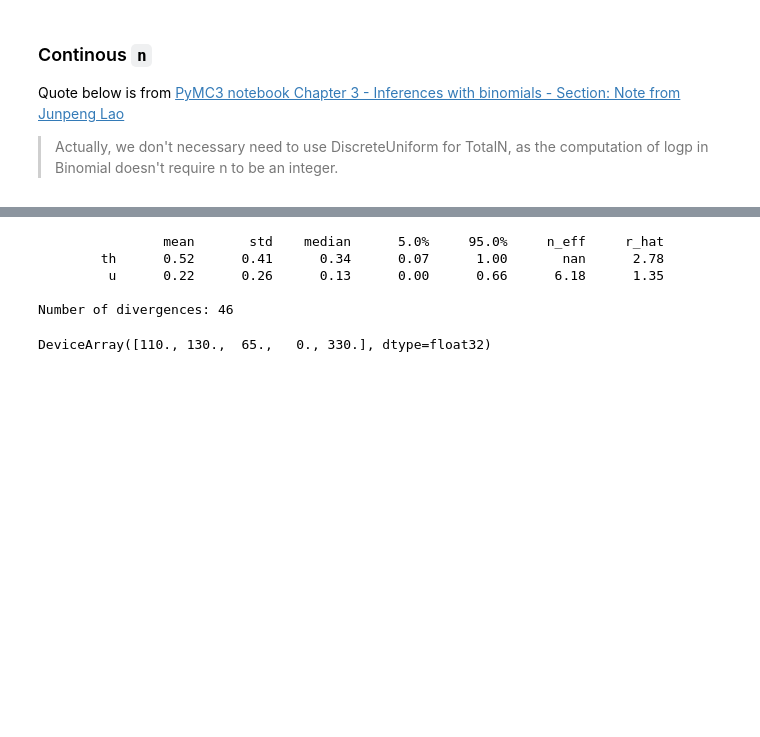
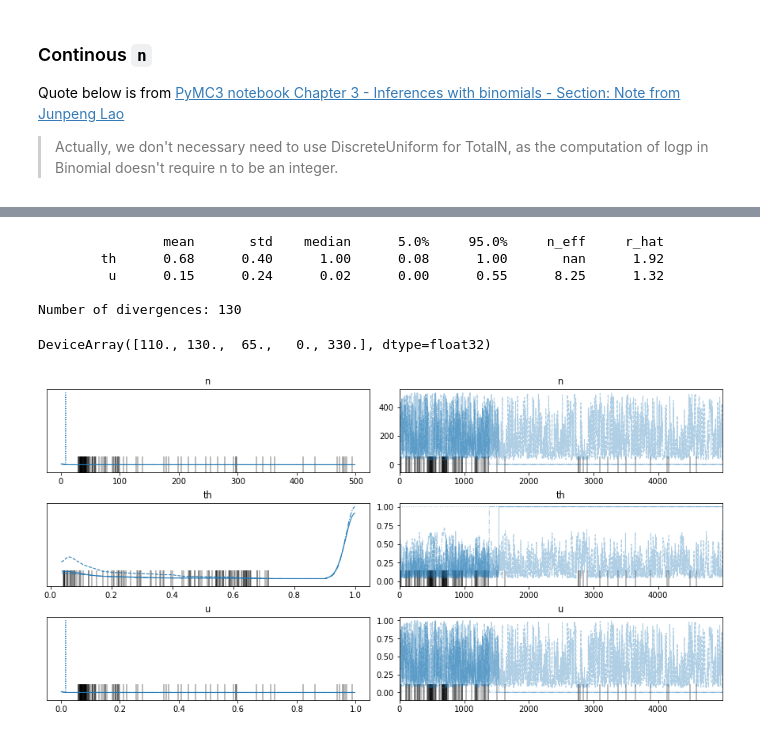
Before and after one commit to bdatko/numpyro_play, a Jupyter notebook: notebooks/Section 3.6 of Chapter 3 - Inferences with binomials.ipynb, the cells around one changed output, grey strips where cells are left out. Saved outputs shown, nothing was run; the diff lists cells and outputs as text; code cells hidden in the pictures; blank space fills up the shorter version.

```diff
--- a/notebooks/Section 3.6 of Chapter 3 - Inferences with binomials.ipynb
+++ b/notebooks/Section 3.6 of Chapter 3 - Inferences with binomials.ipynb
@@ -105,15 +107,20 @@ numpyro.render_model(modelu, (a,b,nmax,k), render_distributions=True)
 # %%
 kernel = NUTS(modelu)
 mcmc = MCMC(kernel, num_warmup=num_warmup, num_samples=num_samples, num_chains=num_chains)
-mcmc.run(rng_key, a=b, b=b, nmax=nmax, k=k)
+mcmc.run(keys[3], a=b, b=b, nmax=nmax, k=k)
 mcmc.print_summary()
 # %% [output]
                 mean       std    median      5.0%     95.0%     n_eff     r_hat
-        th      0.52      0.41      0.34      0.07      1.00       nan      2.78
-         u      0.22      0.26      0.13      0.00      0.66      6.18      1.35
+        th      0.68      0.40      1.00      0.08      1.00       nan      1.92
+         u      0.15      0.24      0.02      0.00      0.55      8.25      1.32
 
-Number of divergences: 46
+Number of divergences: 130
 # %%
 jnp.array([0.22, 0.26, 0.13, 0.0, 0.66]) * nmax
 # %% [output]
 DeviceArray([110., 130.,  65.,   0., 330.], dtype=float32)
+# %%
+ds= az.from_numpyro(mcmc)
+az.plot_trace(ds);
+# %% [output]
+[figure, added]
```
Also changed, not shown: parts of 8 cells of this notebook, 1 other file.
